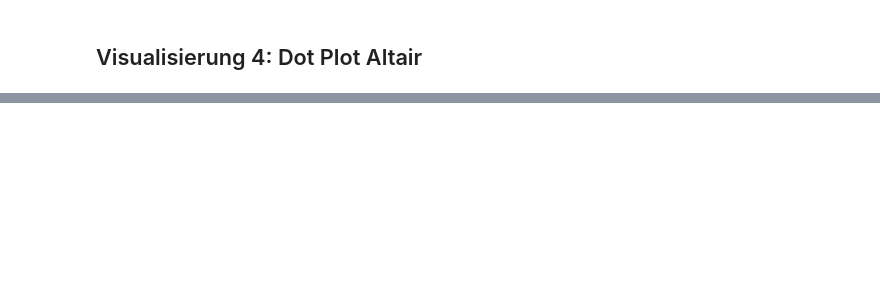
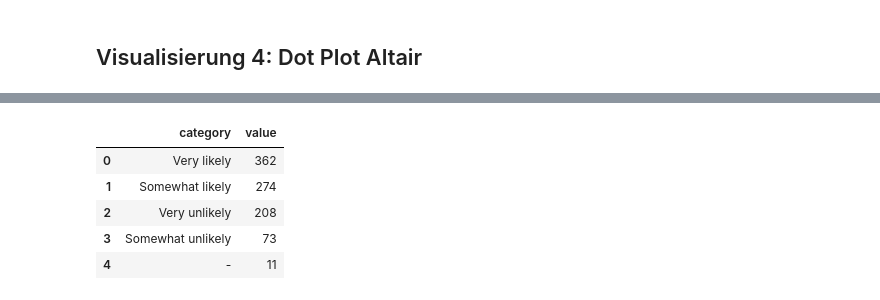
Before and after one commit to nelealyssa/homework-1, a Jupyter notebook: notebooks/04-data-exploration.ipynb, the cells around one changed output, grey strips where cells are left out. Cells and saved outputs as stored; diff of their text form; code cells hidden in the pictures; blank space fills up the shorter version.

```diff
--- a/notebooks/04-data-exploration.ipynb
+++ b/notebooks/04-data-exploration.ipynb
@@ -155,0 +134,3 @@ alt.Chart(df).mark_circle(opacity=1).transform_window(
+# %%
+#Spalte umbenennen
+df["smartwatch"] = df["If you had a smartwatch (like the soon to be released Apple Watch), how likely or unlikely would you be to check the weather on that device?"]
@@ -155,0 +154,18 @@ alt.Chart(df).mark_circle(opacity=1).transform_window(
+# %%
+# create data for pie chart
+source = pd.DataFrame(df.smartwatch.value_counts())
+# %%
+# set index to column
+source = source.reset_index()
+# %%
+# rename columns
+source.rename(columns={"index": "category", "smartwatch": "value"}, inplace=True)
+# %%
+source
+# %% [output]
+|  | category | value |
+| 0 | Very likely | 362 |
+| 1 | Somewhat likely | 274 |
+| 2 | Very unlikely | 208 |
+| 3 | Somewhat unlikely | 73 |
+| 4 | - | 11 |
```
Also changed, not shown: parts of 16 cells of this notebook.
